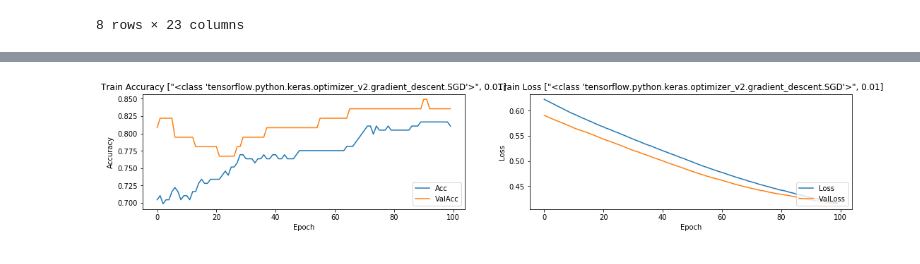
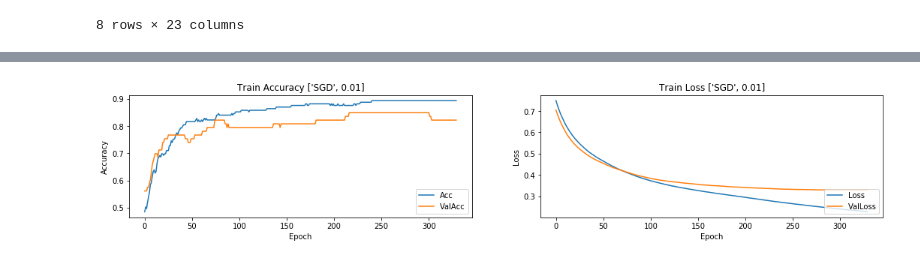
Before and after one commit to Darien-Yoga/Heart-Disease-Classification, a Jupyter notebook: Main.ipynb, the cells around one changed output, grey strips where cells are left out. Cells and saved outputs as stored; diff of their text form; code cells hidden in the pictures.

Commit message:
update Main.ipynb, improve the train accuracy

```diff
--- a/Main.ipynb
+++ b/Main.ipynb
@@ -63,53 +63,61 @@ X_test = sc.transform(X_test)
 # %%
 conclusion = []
 
-#adam = optimizers.adam(lr=0.003)
-optimizers_list = [[Adagrad,0.01,0.02,0.03], [SGD,0.01,0.02,0.03], [Adam,0.001,0.002,0.003]]
+optimizers_list = [[Adagrad,0.01,0.02,0.03],
+                   [SGD,0.01,0.02,0.03],
+                   [Adam,0.001,0.002,0.003],
+                   [RMSprop,0.001,0.002,0.003],
+                   [Adamax,0.002,0.003,0.004]
+                  ]
+optimizers_name = ["Adagrad", "SGD", "Adam", "RMSprop", "Adamax"]
 # %%
 for i in range (len(optimizers_list)):
-	a=[]
-	for j in range (1,(len(optimizers_list[i]))):
-		# Compiling the ANN
-		classifier = Sequential()
+    a=[]
+    for j in range (1,(len(optimizers_list[i]))):
+        # Compiling the ANN
+        classifier = Sequential()
 
-		# Adding the input layer and the first hidden layer
-		classifier.add(Dense(11, activation = 'relu', input_shape = (22,)))
+        # Adding the input layer and the first hidden layer
+        classifier.add(Dense(11, activation = 'relu', input_shape = (22,)))
 
-		# Adding the second hidden layer
-		classifier.add(Dense(11, activation = 'relu'))
+        # Adding the second hidden layer
+        classifier.add(Dense(11, activation = 'relu'))
 
-		# Adding the output layer
-		classifier.add(Dense(1, activation = 'sigmoid'))
+        # Adding the output layer
+        classifier.add(Dense(1, activation = 'sigmoid'))
 
-		x = optimizers_list[i][0](lr=optimizers_list[i][j])
-		classifier.compile(optimizer = x, loss = 'binary_crossentropy', metrics = ['accuracy'])
-		start = time.time()
-		test = classifier.fit(X_train, y_train, batch_size = 50, epochs = 100,validation_split=0.30)
+        x = optimizers_list[i][0](lr=optimizers_list[i][j])
+        classifier.compile(optimizer = x, loss = 'binary_crossentropy', metrics = ['accuracy'])
 
-		e=[str(optimizers_list[i][0]),optimizers_list[i][j]]
-		fig, ax = plt.subplots(1,2,figsize=(18,3))
-		ax[0].plot(test.history['accuracy'])
-		ax[0].plot(test.history['val_accuracy'])
-		ax[0].set_title('Train Accuracy %s'%e)
-		ax[0].set_ylabel('Accuracy')
-		ax[0].set_xlabel('Epoch')
-		ax[0].legend(['Acc', 'ValAcc'], loc='lower right')
+        start = time.time()
+        test = classifier.fit(X_train, y_train, batch_size = 50, epochs = 330, validation_split=0.30, verbose=False)
 
-		ax[1].plot(test.history['loss'])
-		ax[1].plot(test.history['val_loss'])
-		ax[1].set_title('Train Loss %s'%e)
-		ax[1].set_ylabel('Loss')
-		ax[1].set_xlabel('Epoch')
-		ax[1].legend(['Loss', 'ValLoss'], loc='lower right')
-		a.append(e)
-		a.append(time.time() - start)
+        e=[optimizers_name[i],optimizers_list[i][j]]
 
-		y_pred = classifier.predict(X_test)
+        fig, ax = plt.subplots(1,2,figsize=(18,3))
+        ax[0].plot(test.history['accuracy'])
+        ax[0].plot(test.history['val_accuracy'])
+        ax[0].set_title('Train Accuracy %s'%e)
+        ax[0].set_ylabel('Accuracy')
+        ax[0].set_xlabel('Epoch')
+        ax[0].legend(['Acc', 'ValAcc'], loc='lower right')
 
-		ac=accuracy_score(y_test, y_pred.round())
-		#print(i,j,'accuracy of the model: ',ac)
+        ax[1].plot(test.history['loss'])
+        ax[1].plot(test.history['val_loss'])
+        ax[1].set_title('Train Loss %s'%e)
+        ax[1].set_ylabel('Loss')
+        ax[1].set_xlabel('Epoch')
+        ax[1].legend(['Loss', 'ValLoss'], loc='lower right')
 
-		a.append(ac)
-	conclusion.append(a)
-print(conclusion)
+        a.append(e)
+        a.append(time.time() - start)
+
+        y_pred = classifier.predict(X_test)
+
+        ac=accuracy_score(y_test, y_pred.round())
+        print(e,'accuracy of the model: ',ac)
+
+        a.append(ac)
+    conclusion.append(a)
+#print(conclusion)
 # %% [output]
@@ -136 +142 @@ Epoch 100/100
-[figure, old version]
+[figure, new version]
```
Also changed, not shown: parts of 2 cells of this notebook.
